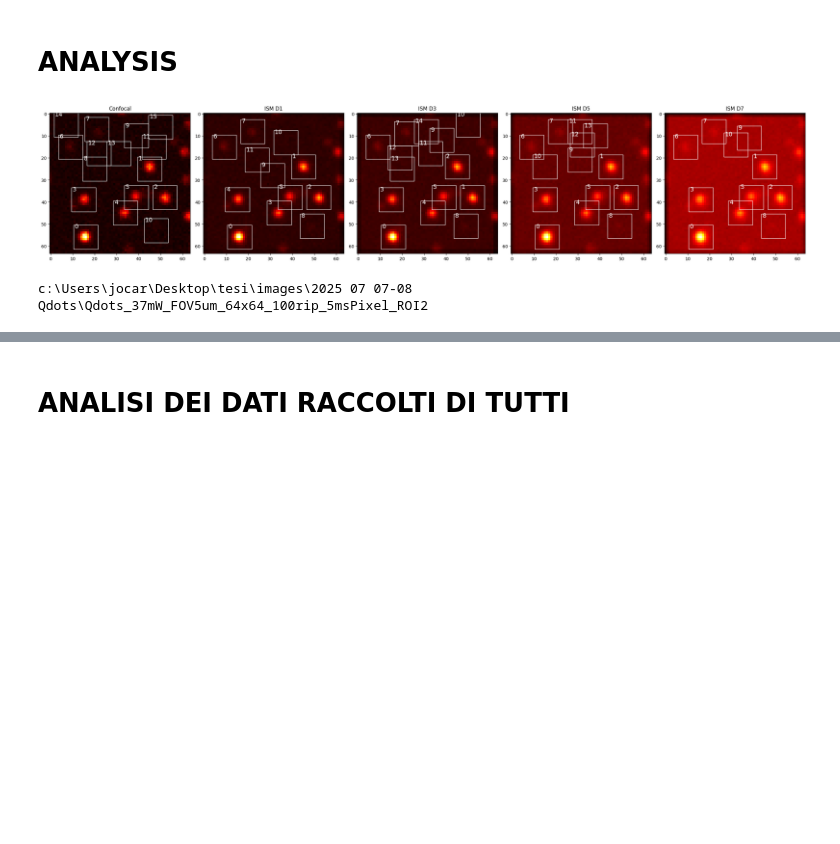
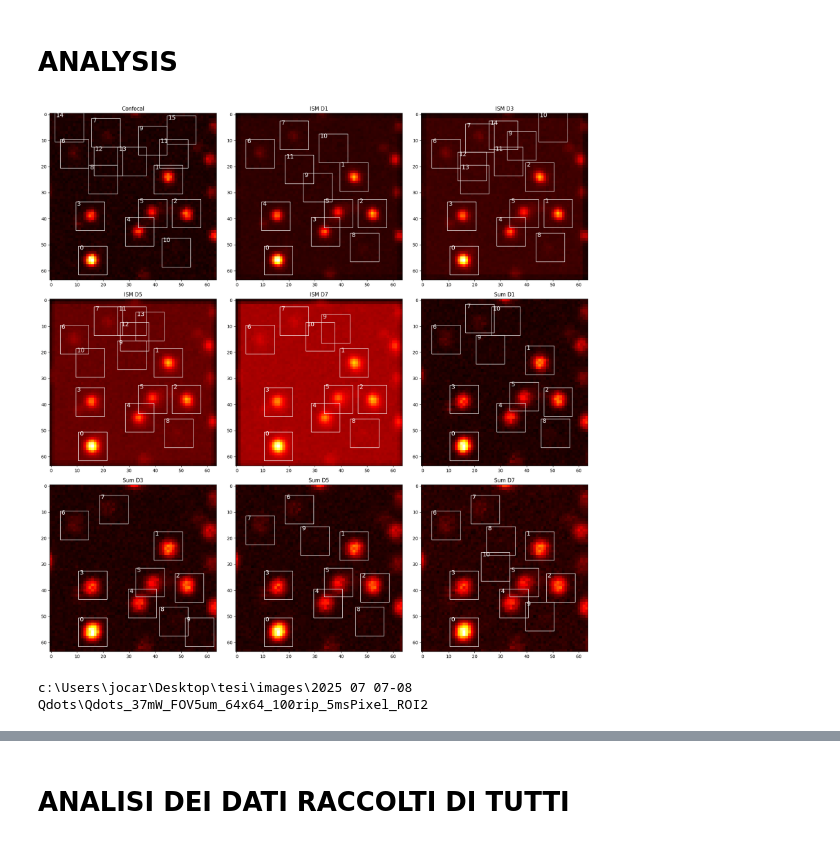
Before and after one commit to CarminatiGiovanni/tesi, a Jupyter notebook: ISM_only.ipynb, the cells around one changed output, grey strips where cells are left out. Drawn from its saved outputs; the diff is of its cells as text; code cells hidden in the pictures; blank space fills up the shorter version.

```diff
--- a/ISM_only.ipynb
+++ b/ISM_only.ipynb
@@ -391,6 +392,10 @@ img_D1 = ISM_D1 # /np.max(ISM_D1) #img_ism_sum#srrf_ism_1[...]
 img_D3 = ISM_D3 #/np.max(ISM_D3) #img_ism_sum#srrf_ism_1[...]
 img_D5 = ISM_D5 #/np.max(ISM_D5) #img_ism_sum#srrf_ism_1[...]
 img_D7 = ISM_D7 #/np.max(ISM_D7) #img_ism_sum#srrf_ism_1[...]
+sum_D1 = D1 #/np.max(D1) #img_ism_sum#srrf_ism_1[...]
+sum_D3 = D3 #/np.max(D3) #img_ism_sum#srrf_ism_1[...]
+sum_D5 = D5 #/np.max(D5) #img_ism_sum#srrf_ism_1[...]
+sum_D7 = D7 #/np.max(D7) #img_ism_sum#srrf_ism_1[...
 # %%
 # find peaks
 
@@ -401,7 +406,10 @@ signal_thresh_D1 = np.mean(img_D1)
 signal_thresh_D3 = np.mean(img_D3)
 signal_thresh_D5 = np.mean(img_D5)
 signal_thresh_D7 = np.mean(img_D7)
-
+signal_thresh_sum_D1 = np.mean(sum_D1)
+signal_thresh_sum_D3 = np.mean(sum_D3)
+signal_thresh_sum_D5 = np.mean(sum_D5)
+signal_thresh_sum_D7 = np.mean(sum_D7)
 
 xc_SPAD=peak_local_max(img_SPAD,min_distance=radius, threshold_abs=signal_thresh_SPAD) # cordinates peaks
 # maxvalues = np.array([img_SPAD[xc_SPAD[i,0],xc_SPAD[i,1]] for i in range(xc_SPAD.shape[0])])
@@ -413,41 +421,57 @@ xc_D3=peak_local_max(img_D3,min_distance=radius, threshold_abs=signal_thresh_D3)
 # maxvalues = np.array([img_D3[xc_D3[i,0],xc_D3[i,1]] for i in range(xc_D3.shape[0])])
 
 xc_D5=peak_local_max(img_D5,min_distance=radius, threshold_abs=signal_thresh_D5) # cordinates peaks
 # maxvalues = np.array([img_D5[xc_D5[i,0],xc_D5[i,1]] for i in range(xc_D5.shape[0])])
 
 xc_D7=peak_local_max(img_D7,min_distance=radius, threshold_abs=signal_thresh_D7) # cordinates peaks
 # maxvalues = np.array([img_D7[xc_D7[i,0],xc_D7[i,1]] for i in range(xc_D7.shape[0])])
 
+xc_sum_D1=peak_local_max(sum_D1,min_distance=radius, threshold_abs=signal_thresh_sum_D1) # cordinates peaks
+# maxvalues = np.array([sum_D1[xc_sum_D1[i,0],
+
+xc_sum_D3=peak_local_max(sum_D3,min_distance=radius, threshold_abs=signal_thresh_sum_D3) # cordinates peaks
+# maxvalues = np.array([sum_D3[xc_sum_D3[i,0],
+
+xc_sum_D5=peak_local_max(sum_D5,min_distance=radius, threshold_abs=signal_thresh_sum_D5) # cordinates peaks
+# maxvalues = np.array([sum_D5[xc_sum_D5[i,0],
+
+xc_sum_D7=peak_local_max(sum_D7,min_distance=radius, threshold_abs=signal_thresh_sum_D7) # cordinates peaks
+# maxvalues = np.array([sum_D7[xc_sum_D7[i,0],
+
 # if xc_SPAD.shape != xc_D1.shape:
 #     raise "xc_D1 != xc_SPAD ha trovato più elementi in uno dei due"
 
 Npart1 = xc_SPAD.shape[0]
 Npart2 = xc_D1.shape[0]
 Npart3 = xc_D3.shape[0]
 Npart4 = xc_D5.shape[0]
 Npart5 = xc_D7.shape[0]
+Npart6 = xc_sum_D1.shape[0]
+Npart7 = xc_sum_D3.shape[0]
+Npart8 = xc_sum_D5.shape[0]
+Npart9 = xc_sum_D7.shape[0]
 
-fig, axes = plt.subplots(1, 5, figsize=(25, 5))
+fig, axes = plt.subplots(3, 3, figsize=(18, 18))
 
-images = [img_SPAD, img_D1, img_D3, img_D5, img_D7]
-coords = [xc_SPAD, xc_D1, xc_D3, xc_D5, xc_D7]
-nparts = [Npart1, Npart2, Npart3, Npart4, Npart5]
-titles = ['Confocal', 'ISM D1', 'ISM D3', 'ISM D5', 'ISM D7']
+images = [img_SPAD, img_D1, img_D3, img_D5, img_D7, sum_D1, sum_D3, sum_D5, sum_D7]
+coords = [xc_SPAD, xc_D1, xc_D3, xc_D5, xc_D7, xc_sum_D1, xc_sum_D3, xc_sum_D5, xc_sum_D7]
+nparts = [Npart1, Npart2, Npart3, Npart4, Npart5, Npart6, Npart7, Npart8, Npart9]
+titles = ['Confocal', 'ISM D1', 'ISM D3', 'ISM D5', 'ISM D7', 'Sum D1', 'Sum D3', 'Sum D5', 'Sum D7']
 
-for i in range(5):
-    ax = axes[i]
+for i in range(9):
+    ax = axes[i // 3, i % 3]
     ax.imshow(images[i], cmap='hot')
     ax.set_title(titles[i])
     for l in range(nparts[i]):
         rect = Rectangle((coords[i][l,1]-ROIsizeC/2, coords[i][l,0]-ROIsizeC/2), ROIsizeC, ROIsizeC, linewidth=1, edgecolor='w', facecolor='none')
         ax.add_patch(rect)
         ax.text(coords[i][l,1]-radius, coords[i][l,0]-radius+1, l, fontsize=14, color='white')
 plt.tight_layout()
 plt.show()
 
 print(filename)
 # %% [output]
-[figure, old version]
+[figure, new version]
 c:\Users\jocar\Desktop\tesi\images\2025 07 07-08 Qdots\Qdots_37mW_FOV5um_64x64_100rip_5msPixel_ROI2
 # %%
 
```
Also changed, not shown: parts of 7 cells of this notebook.
